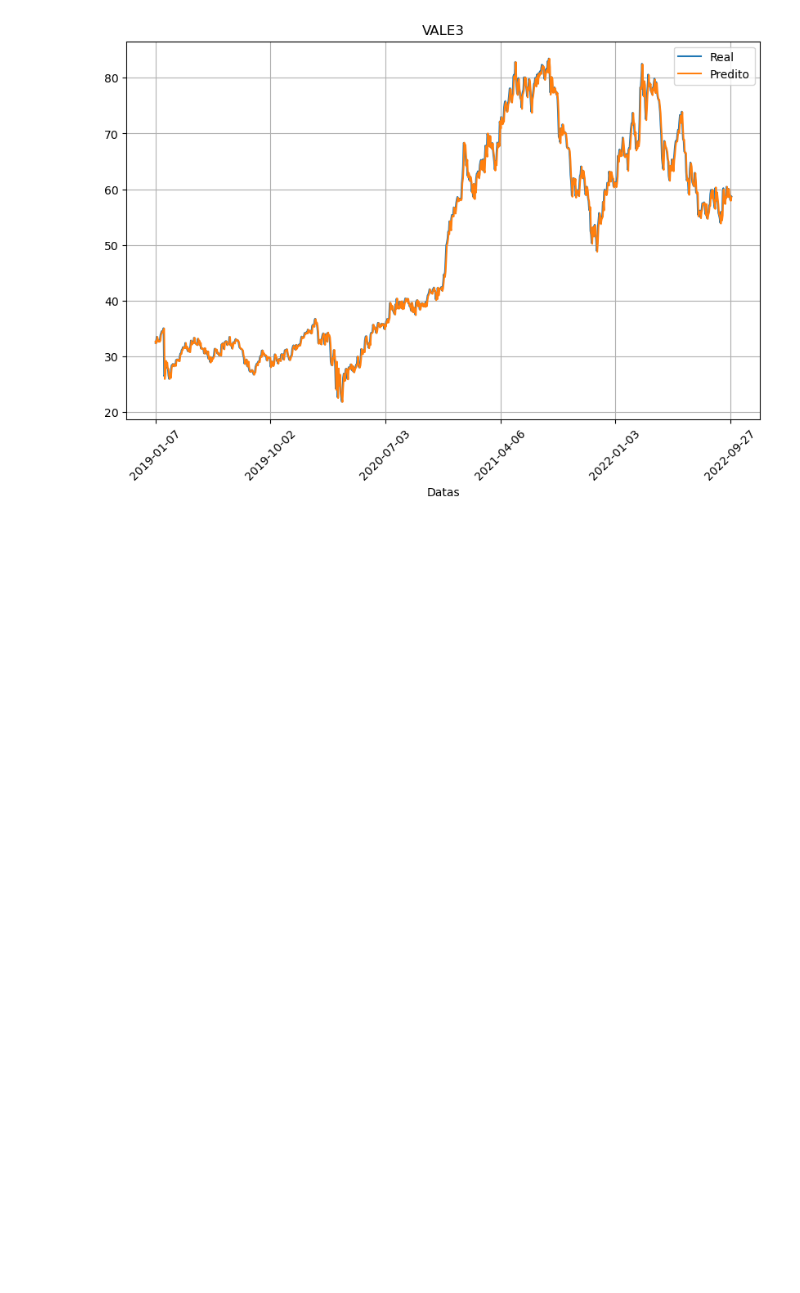
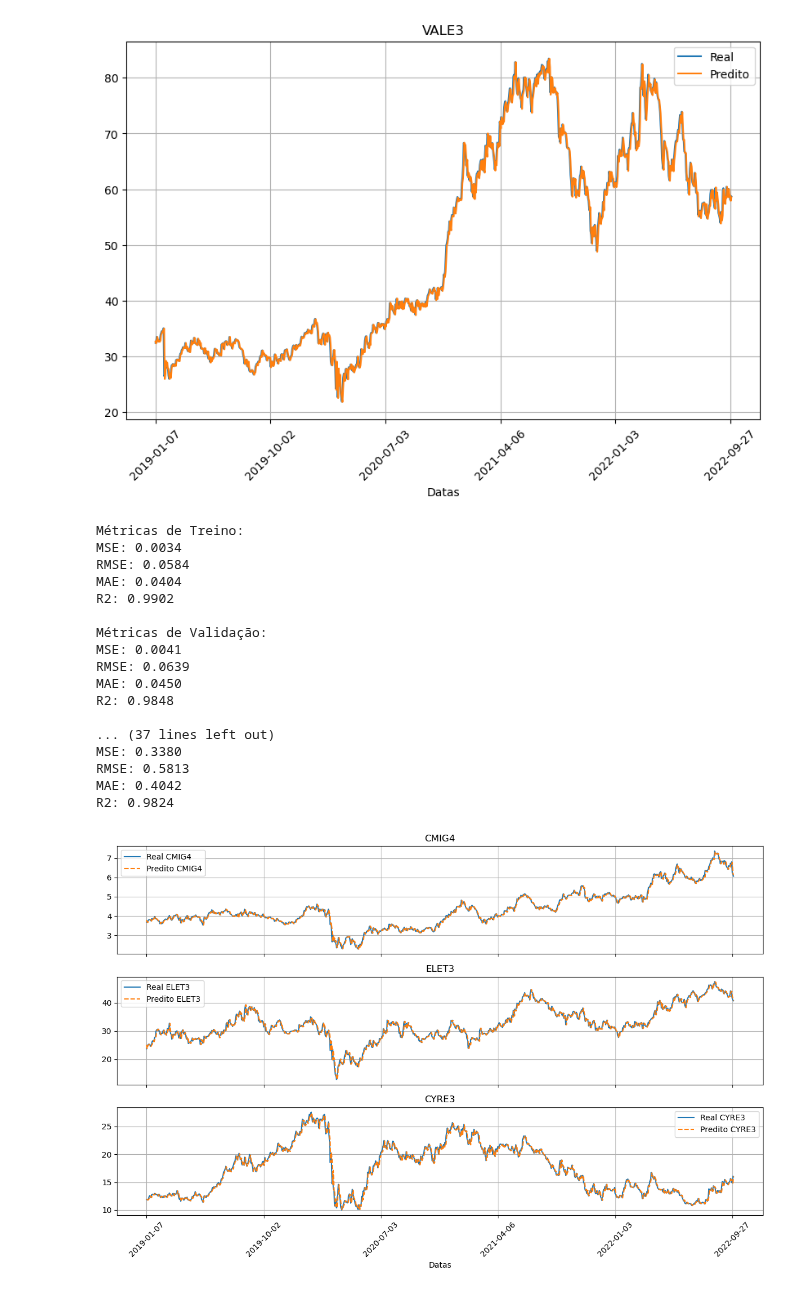
Before and after one commit to diogobrasil/analises-tcc-cripto, a Jupyter notebook: main/notebooks/linear_regression_analysis/linear_regression_analysis.ipynb, the cells around one changed output. Cells and saved outputs as stored; diff of their text form; code cells hidden in the pictures; blank space fills up the shorter version.

```diff
--- a/main/notebooks/linear_regression_analysis/linear_regression_analysis.ipynb
+++ b/main/notebooks/linear_regression_analysis/linear_regression_analysis.ipynb
@@ -63,3 +63,54 @@ Métricas de Treino: {'MSE': 0.15098921877210425, 'RMSE': 0.3885733119658429, 'M
 Métricas de Validação: {'MSE': 0.42293312295134045, 'RMSE': 0.6503330861576554, 'MAE': 0.5031925743127899, 'R2': 0.9682313126892639}
 Métricas de Teste: {'MSE': 1.5617392592556514, 'RMSE': 1.2496956666547465, 'MAE': 0.8785220192633858, 'R2': 0.9952868738400295}
 [figure]
+# %%
+# Lista de ações a serem analisadas
+acoes = ["CMIG4", "ELET3", "CYRE3",]
+
+# Dicionário para armazenar os resultados
+resultados = {}
+
+# Treina e avalia o modelo para cada ação
+for acao in acoes:
+    model, theta, train_metrics, val_metrics, test_metrics, y_test, test_predictions = train_and_evaluate(csv_path, acao, window)
+    resultados[acao] = (y_test, test_predictions)
+
+# Visualiza os resultados em subplots
+fig, axes = plt.subplots(len(acoes), 1, figsize=(12, 8), sharex=True)
+
+for i, acao in enumerate(acoes):
+    y_test, test_predictions = resultados[acao]
+    axes[i].plot(y_test, label=f'Real {acao}')
+    axes[i].plot(test_predictions, label=f'Predito {acao}', linestyle='--')
+    axes[i].set_title(acao)
+    axes[i].legend()
+    axes[i].grid(True)
+
+# Adiciona as datas no eixo x do último subplot
+num_dates = len(y_test)
+step = num_dates // 5  # Define o intervalo para 5 datas
+axes[-1].set_xticks(range(0, num_dates, step))
+axes[-1].set_xticklabels(dates[-num_dates::step], rotation=45)
+
+plt.xlabel('Datas')
+plt.tight_layout()
+plt.show()
+# %% [output]
+Métricas de Treino:
+MSE: 0.0034
+RMSE: 0.0584
+MAE: 0.0404
+R2: 0.9902
+
+Métricas de Validação:
+MSE: 0.0041
+RMSE: 0.0639
+MAE: 0.0450
+R2: 0.9848
+
+... (37 lines left out)
+MSE: 0.3380
+RMSE: 0.5813
+MAE: 0.4042
+R2: 0.9824
+[figure, added]
```
Also changed, not shown: 48 other files.
